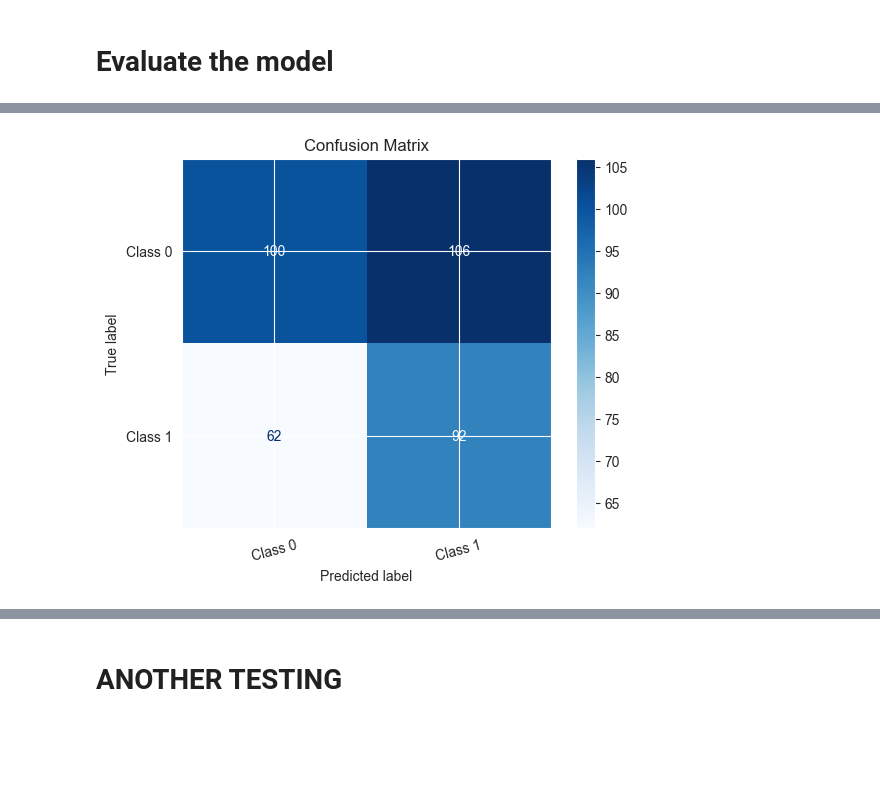
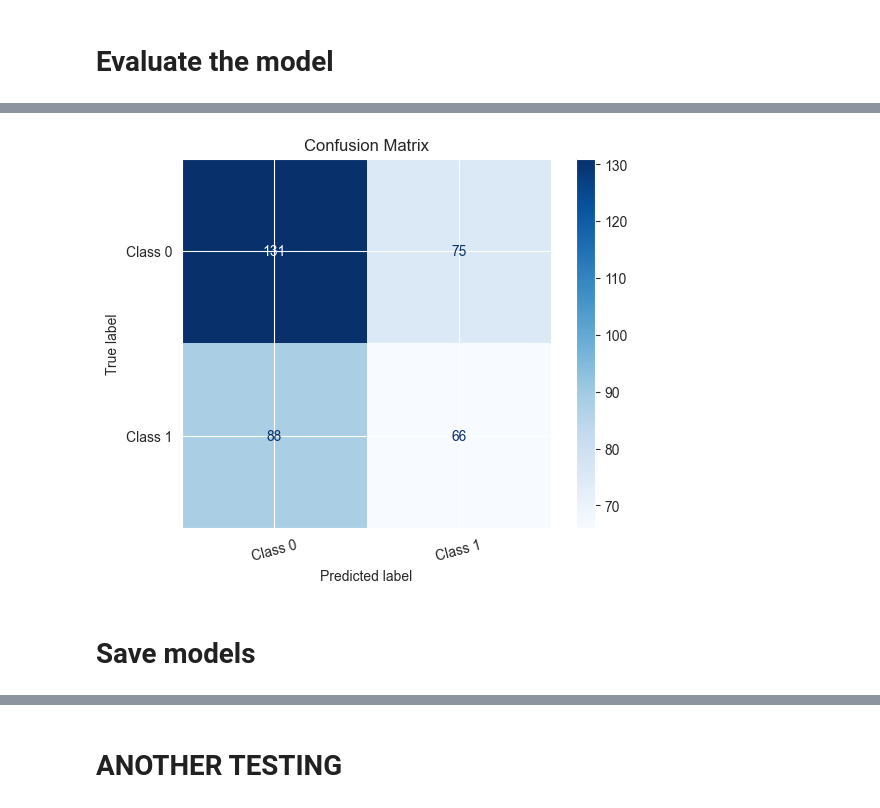
Before and after one commit to riVFerd/next_day_price_prediction, a Jupyter notebook: main-binary.ipynb, the cells around one changed output, grey strips where cells are left out. Cells and saved outputs as stored; diff of their text form; code cells hidden in the pictures; blank space fills up the shorter version.

```diff
--- a/main-binary.ipynb
+++ b/main-binary.ipynb
@@ -224,7 +230,7 @@ df
 # init variable for dataset to be used
 # remove all column except for date and move the close price to y
 df = stock_response.to_dataframe()
-df = df.drop(columns=['open', 'high', 'low', 'volume'])
+# df = df.drop(columns=['open', 'high', 'low', 'volume'])
 
 # Add column for the next day close price
 df['next_day_price_move'] = df['close'].shift(-1)
@@ -641,0 +646,41 @@ def focal_loss(alpha=0.25, gamma=2.0):
+# %%
+import wandb
+from wandb.integration.keras import WandbMetricsLogger, WandbModelCheckpoint, WandbCallback
+
+exp_name = "LSTM_binary_RFE-indicators_window5"
+
+wandb.init(
+    project="next_day_price_prediction_TESTING",
+    name= exp_name,
+    reinit="return_previous",
+    config={
+        "lstm_units_0": 128,
+        "lstm_dropout_0": 0.3,
+
+        "lstm_units_1": 64,
+        "lstm_dropout_1": 0.3,
+
+        # "lstm_units_2": 64,
+        # "lstm_dropout_2": 0.3,
+
+        "dense_units_0": 64,
+        "dense_dropout_0": 0.2,
+        "dense_activation_0": "relu",
+
+        "use_batch_norm": False,
+        "classification_threshold": 0.5,
+        "feature_selection": "RFE",
+        "model": exp_name,
+        "selected_features": selected_features,
+        "loss": "focal_loss(alpha=0.5, gamma=1)",
+        # loss='binary_crossentropy',
+        "class_weights": class_weights_dict,
+        "optimizer": "Adam",
+        "learning_rate": 0.000860707924021604,
+        "epochs": 50,
+        "batch_size": 16,
+        "window_size": window_size,
+    }
+)
+
+config = wandb.config
@@ -786,7 +886,7 @@ from sklearn.metrics import confusion_matrix, ConfusionMatrixDisplay
 
 # Predict on test set
 y_pred_probs = model.predict(X_test)
-y_pred = (pred_probs > 0.5).astype(int).flatten()
+y_pred = (y_pred_probs > config.classification_threshold).astype(int).flatten()
 
 # Determine unique classes in y_test
 unique_labels = sorted(set(y_test))
@@ -811 +911,3 @@ plt.show()
-[figure, old version]
+[figure, new version]
+# %% [markdown]
+# Save models
```
Also changed, not shown: parts of 43 cells of this notebook, 6 other files.
